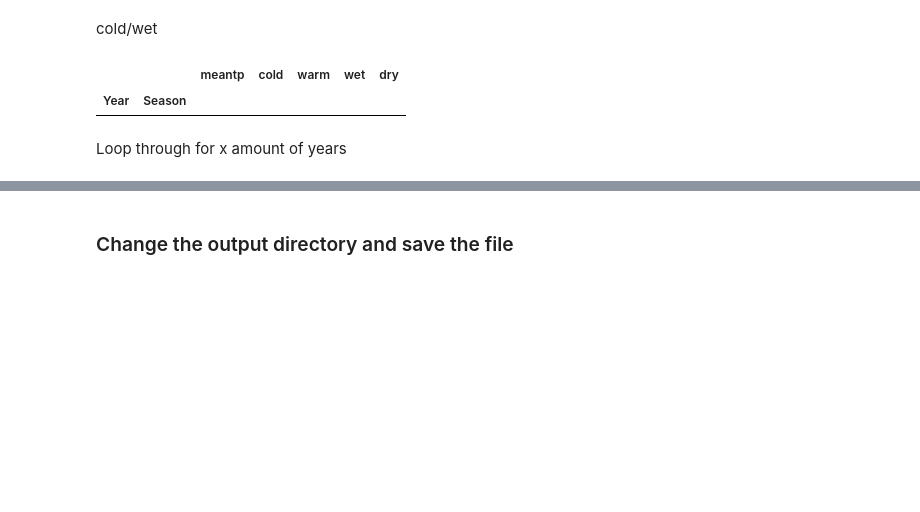
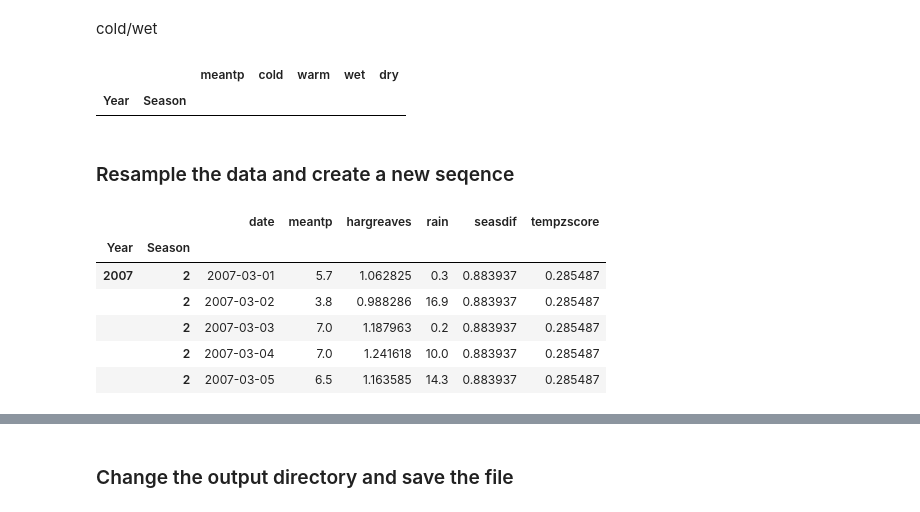
Before and after one commit to podgeflat/block-resampling, a Jupyter notebook: Block Resampling & Z Scores.ipynb, the cells around one changed output, grey strips where cells are left out. Drawn from its saved outputs; the diff is of its cells as text; code cells hidden in the pictures; blank space fills up the shorter version.

```diff
--- a/Block Resampling & Z Scores.ipynb
+++ b/Block Resampling & Z Scores.ipynb
@@ -685,8 +668,18 @@ seasdif2.loc[(seasdif2.cold==1) & (seasdif2.wet ==1)]
 # %% [output]
 |  |  | meantp | cold | warm | wet | dry |
 | Year | Season |  |  |  |  |  |
+# %% [markdown]
+### Resample the data and create a new seqence
 # %%
 #blank dataframe
 future = pd.DataFrame()
-# %% [markdown]
-Loop through for x amount of years
+# %%
+df2.head()
+# %% [output]
+|  |  | date | meantp | hargreaves | rain | seasdif | tempzscore |
+| Year | Season |  |  |  |  |  |  |
+| 2007 | 2 | 2007-03-01 | 5.7 | 1.062825 | 0.3 | 0.883937 | 0.285487 |
+|  | 2 | 2007-03-02 | 3.8 | 0.988286 | 16.9 | 0.883937 | 0.285487 |
+|  | 2 | 2007-03-03 | 7.0 | 1.187963 | 0.2 | 0.883937 | 0.285487 |
+|  | 2 | 2007-03-04 | 7.0 | 1.241618 | 10.0 | 0.883937 | 0.285487 |
+|  | 2 | 2007-03-05 | 6.5 | 1.163585 | 14.3 | 0.883937 | 0.285487 |
```
Also changed, not shown: parts of 28 cells of this notebook.
